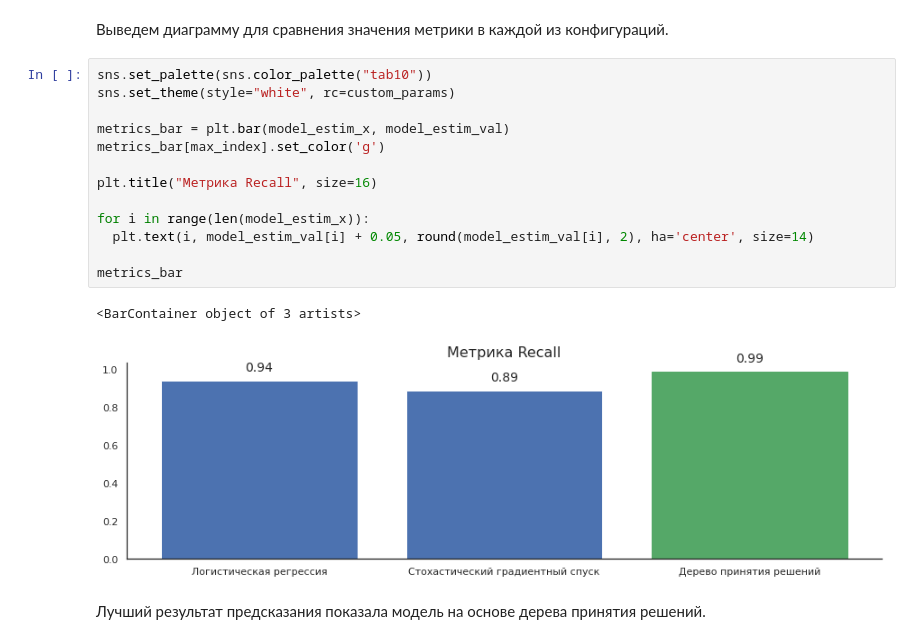
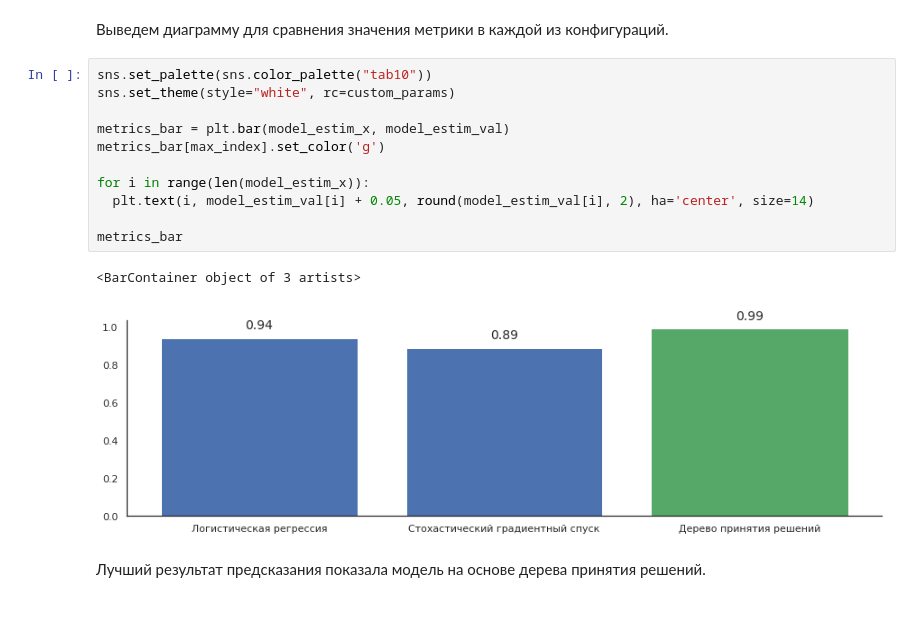
Before and after one commit to week8day/ML-courses, a Jupyter notebook: Neimark/Bank_Personal_Loan.ipynb, the cells around one changed output. Drawn from its saved outputs; the diff is of its cells as text; blank space fills up the shorter version.

```diff
--- a/Neimark/Bank_Personal_Loan.ipynb
+++ b/Neimark/Bank_Personal_Loan.ipynb
@@ -623,18 +623,16 @@ max_index = model_estim_val.index(max_value)
 # %%
 sns.set_palette(sns.color_palette("tab10"))
 sns.set_theme(style="white", rc=custom_params)
 
 metrics_bar = plt.bar(model_estim_x, model_estim_val)
 metrics_bar[max_index].set_color('g')
 
-plt.title("Метрика Recall", size=16)
-
 for i in range(len(model_estim_x)):
   plt.text(i, model_estim_val[i] + 0.05, round(model_estim_val[i], 2), ha='center', size=14)
 
 metrics_bar
 # %% [output]
 <BarContainer object of 3 artists>
-[figure, old version]
+[figure, new version]
 # %% [markdown]
 Лучший результат предсказания показала модель на основе дерева принятия решений.
```
